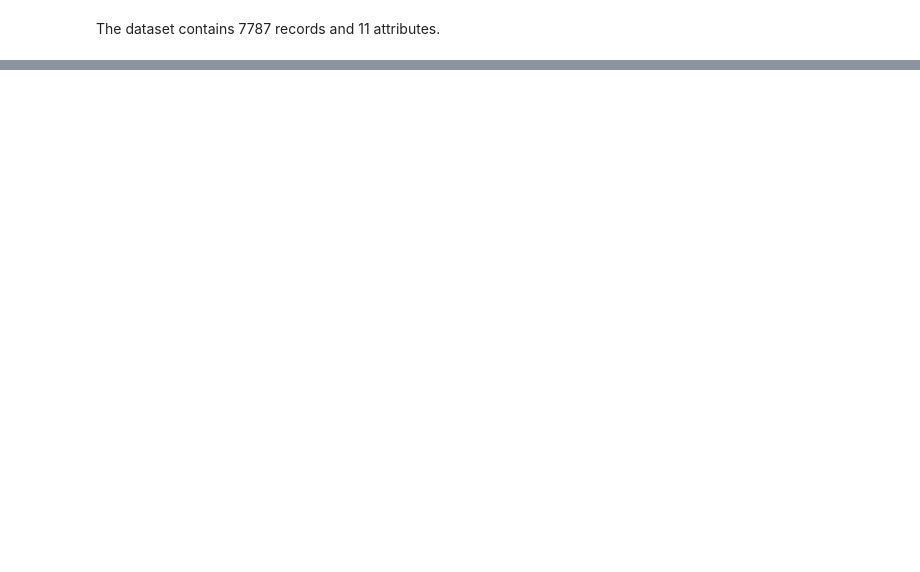
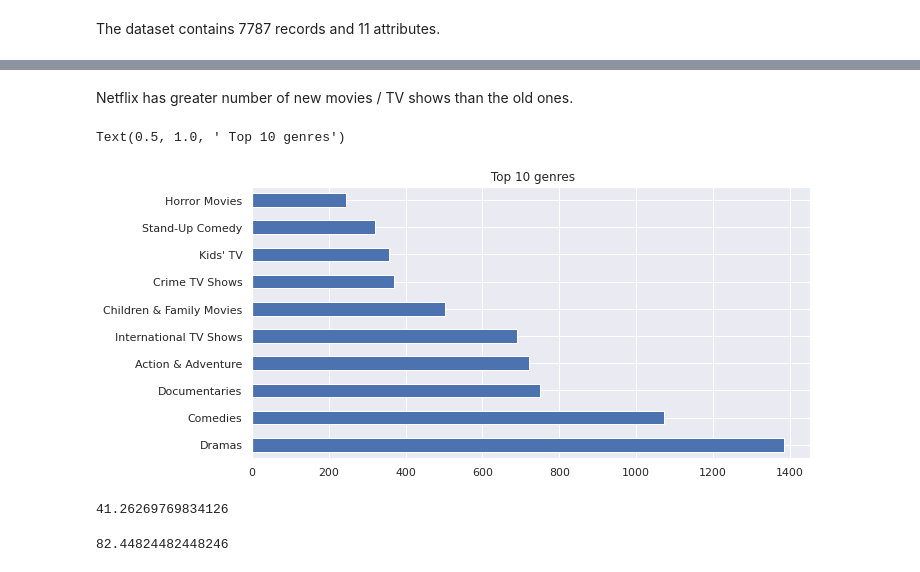
Before and after one commit to shaloy-lewis/Netflix_movies_and_tv_shows_clustering, a Jupyter notebook: Netflix_Movies_and_TV_Shows_Clustering_Shaloy_Lewis.ipynb, the cells around one changed output, grey strips where cells are left out. Saved outputs shown, nothing was run; the diff lists cells and outputs as text; code cells hidden in the pictures; blank space fills up the shorter version.

```diff
--- a/Netflix_Movies_and_TV_Shows_Clustering_Shaloy_Lewis.ipynb
+++ b/Netflix_Movies_and_TV_Shows_Clustering_Shaloy_Lewis.ipynb
@@ -131,0 +421,20 @@ There are missing values in many columns,
+# %% [markdown]
+Netflix has greater number of new movies / TV shows than the old ones.
+# %%
+# Top 10 genres
+plt.figure(figsize=(10,5))
+df.listed_in.value_counts().nlargest(10).plot(kind='barh')
+plt.title(' Top 10 genres')
+# %% [output]
+Text(0.5, 1.0, ' Top 10 genres')
+[figure, added]
+# %%
+# Share of top 3 genres
+df.listed_in.value_counts().nlargest(3).sum()/len(df)*100
+# %% [output]
+41.26269769834126
+# %%
+# Share of top 10 genres
+df.listed_in.value_counts().nlargest(10).sum()/len(df)*100
+# %% [output]
+82.44824482448246
```
Also changed, not shown: parts of 58 cells of this notebook.
